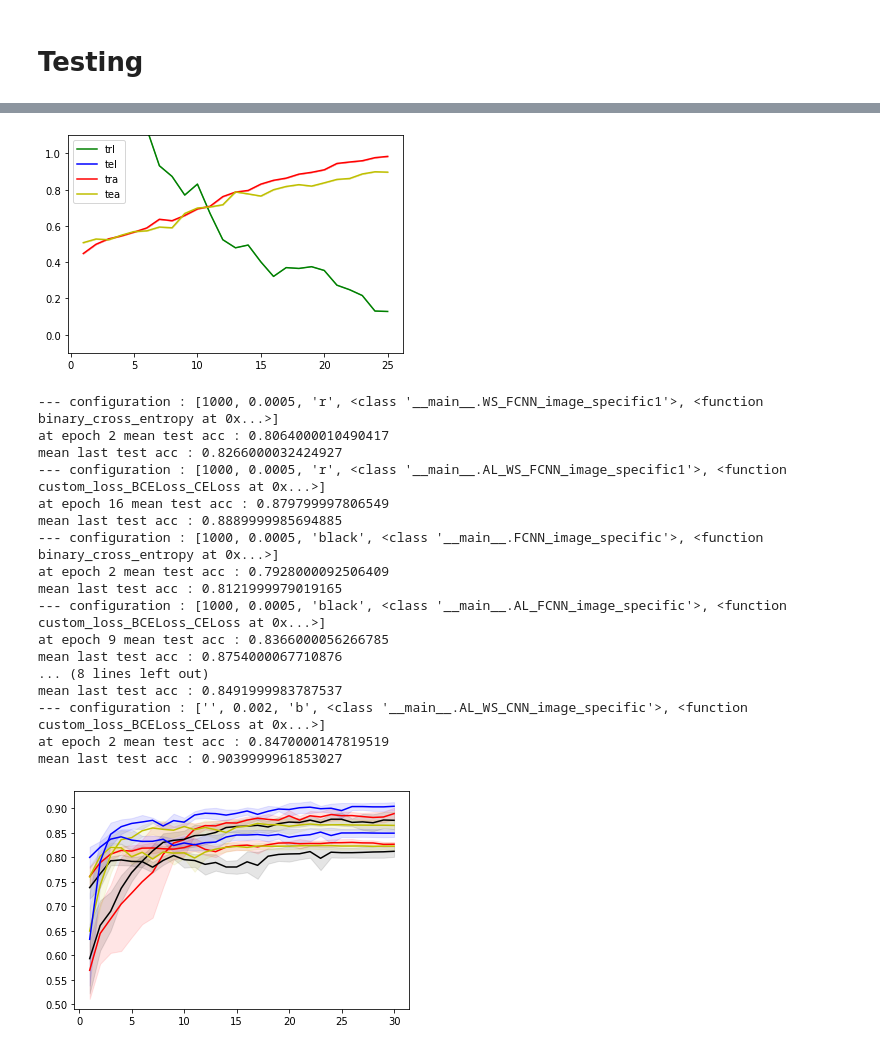
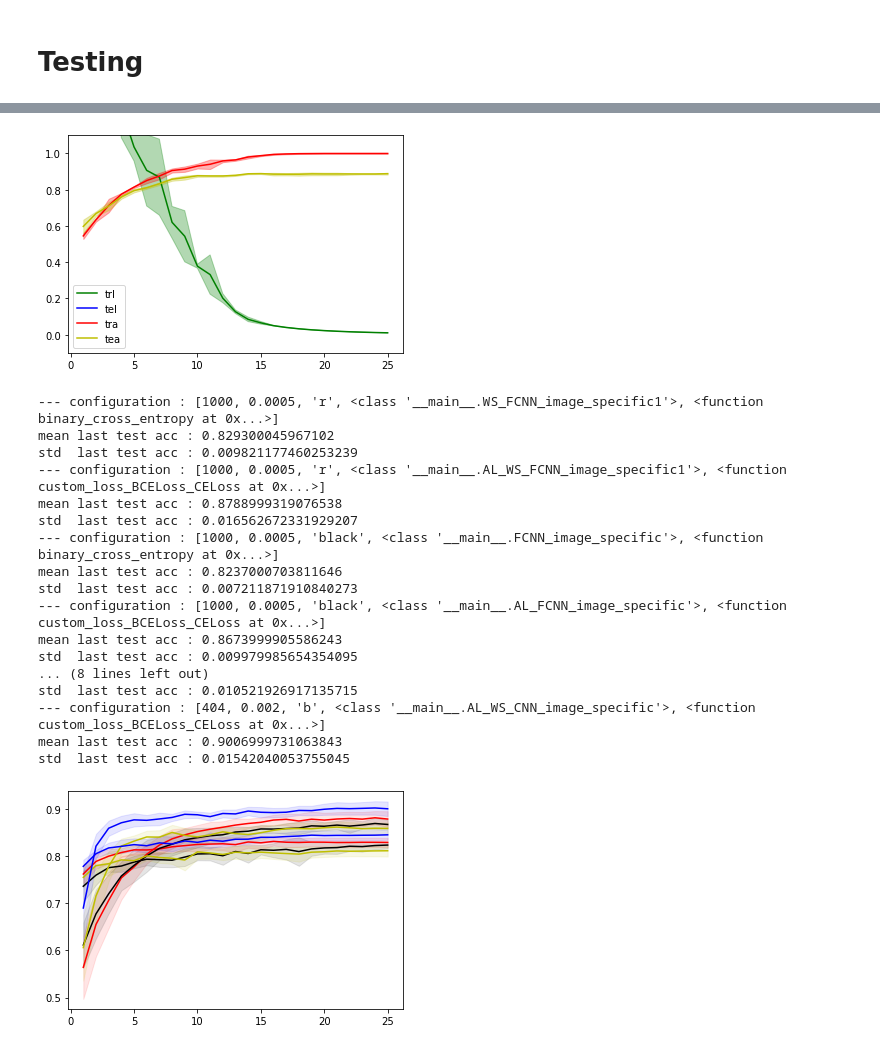
Before and after one commit to matthiaszeller/dl-project, a Jupyter notebook: DenseNetModelStats.ipynb, the cells around one changed output, grey strips where cells are left out. Cells and saved outputs as stored; diff of their text form; code cells hidden in the pictures.

```diff
--- a/DenseNetModelStats.ipynb
+++ b/DenseNetModelStats.ipynb
@@ -602,23 +602,24 @@ def train_multiple_runs( network_class , runs  , epoch  , lr_  , criterion_ , **
 
   return all_train_loss , all_train_acc , all_test_loss , all_test_acc
 # %%
-import numpy as np
 def plot_std_loss_acc(all_train_loss , all_train_acc , all_test_loss , all_test_acc , color = ''):
-  trl_mean = np.array(all_train_loss).mean(axis = 0)
-  tra_mean = np.array(all_train_acc).mean(axis = 0)
-  tel_mean = np.array(all_test_loss).mean(axis = 0)
-  tea_mean = np.array(all_test_acc).mean(axis = 0)
 
-  trl_std = np.array(all_train_loss).std(axis = 0)
-  tra_std = np.array(all_train_acc).std(axis = 0)
-  tel_std = np.array(all_test_loss).std(axis = 0)
-  tea_std = np.array(all_test_acc).std(axis = 0)
+  trl_mean = torch.mean(torch.tensor(all_train_loss), dim = 0)
+  tra_mean = torch.mean(torch.tensor(all_train_acc), dim = 0)
+  tel_mean = torch.mean(torch.tensor(all_test_loss), dim = 0)
+  tea_mean = torch.mean(torch.tensor(all_test_acc), dim = 0)
+
+  trl_std = torch.std(torch.tensor(all_train_loss), dim = 0)
+  tra_std = torch.std(torch.tensor(all_train_acc), dim = 0)
+  tel_std = torch.std(torch.tensor(all_test_loss), dim = 0)
+  tea_std = torch.std(torch.tensor(all_test_acc), dim = 0)
 
   epochs = range(1, len(tea_std)+1 )
 
-  early_stopping = np.argmin( tel_mean )
-  print(f"at epoch {early_stopping} mean test acc : { tea_mean[early_stopping] }")
+  #early_stopping = np.argmin( tel_mean )
+  #print(f"at epoch {early_stopping} mean test acc : { tea_mean[early_stopping] }")
   print(f"mean last test acc : { tea_mean [-1] }")
+  print(f"std  last test acc : { tea_std  [-1] }")
 
   temp = [ [trl_mean , trl_std , 'g' , 'trl'] ,
           [tel_mean , tel_std  , 'b' , 'tel'] ,
@@ -659,7 +660,7 @@ train_dataloader = DataLoader(train_dataset , batch_size=20)
 test_dataloader  = DataLoader(test_dataset  , batch_size=20)
 # %%
 all_train_loss , all_train_acc , all_test_loss , all_test_acc = train_multiple_runs( AL_WS_FCNN_image_specific1 ,
-                                                                                     runs = 1 ,
+                                                                                     runs = 2 ,
                                                                                      epoch = 25 ,
                                                                                      lr_= 0.0005 ,
                                                                                      criterion_ = custom_loss_BCELoss_CELoss,
@@ -671 +672 @@ mean last test acc : 0.8970000147819519
-[figure, old version]
+[figure, new version]
@@ -686,38 +690,38 @@ stats = [
          [_     ,0.0008 , 'y' ,CNN_image_specific1          , F.binary_cross_entropy ] ,
          [_     ,0.0008 , 'y' ,AL_CNN_image_specific1       , custom_loss_BCELoss_CELoss ] ,
 
-         [_     ,0.002  , 'b' ,WS_CNN_image_specific1       , F.binary_cross_entropy ] ,
+         [_     ,0.0013  , 'b' ,WS_CNN_image_specific1       , F.binary_cross_entropy ] ,
          [_     ,0.002  , 'b' ,AL_WS_CNN_image_specific     , custom_loss_BCELoss_CELoss ] ,
          ]
 
 for el in stats:
   print(f'--- configuration : {el}')
   all_train_loss , all_train_acc , all_test_loss , all_test_acc = train_multiple_runs( el[3] ,
-                                                                                     runs = 5 ,
-                                                                                     epoch = 30 ,
+                                                                                     runs = RUN ,
+                                                                                     epoch = EPOCH ,
                                                                                      lr_= el[1] ,
                                                                                      criterion_ = el[4],
                                                                                      nodes_nb = el[0] )
   plot_std_loss_acc(all_train_loss , all_train_acc , all_test_loss , all_test_acc , color = el[2])
 # %% [output]
 --- configuration : [1000, 0.0005, 'r', <class '__main__.WS_FCNN_image_specific1'>, <function binary_cross_entropy at 0x...>]
-at epoch 2 mean test acc : 0.8064000010490417
-mean last test acc : 0.8266000032424927
+mean last test acc : 0.829300045967102
+std  last test acc : 0.009821177460253239
 --- configuration : [1000, 0.0005, 'r', <class '__main__.AL_WS_FCNN_image_specific1'>, <function custom_loss_BCELoss_CELoss at 0x...>]
-at epoch 16 mean test acc : 0.879799997806549
-mean last test acc : 0.8889999985694885
+mean last test acc : 0.8788999319076538
+std  last test acc : 0.016562672331929207
 --- configuration : [1000, 0.0005, 'black', <class '__main__.FCNN_image_specific'>, <function binary_cross_entropy at 0x...>]
-at epoch 2 mean test acc : 0.7928000092506409
-mean last test acc : 0.8121999979019165
+mean last test acc : 0.8237000703811646
+std  last test acc : 0.007211871910840273
 --- configuration : [1000, 0.0005, 'black', <class '__main__.AL_FCNN_image_specific'>, <function custom_loss_BCELoss_CELoss at 0x...>]
-at epoch 9 mean test acc : 0.8366000056266785
-mean last test acc : 0.8754000067710876
+mean last test acc : 0.8673999905586243
+std  last test acc : 0.009979985654354095
 ... (8 lines left out)
-mean last test acc : 0.8491999983787537
---- configuration : ['', 0.002, 'b', <class '__main__.AL_WS_CNN_image_specific'>, <function custom_loss_BCELoss_CELoss at 0x...>]
-at epoch 2 mean test acc : 0.8470000147819519
-mean last test acc : 0.9039999961853027
+std  last test acc : 0.010521926917135715
+--- configuration : [404, 0.002, 'b', <class '__main__.AL_WS_CNN_image_specific'>, <function custom_loss_BCELoss_CELoss at 0x...>]
+mean last test acc : 0.9006999731063843
+std  last test acc : 0.01542040053755045
-[figure, old version]
+[figure, new version]
 # %%
 ###########################################################################
 ######################### WS GRAPH ########################################
```
Also changed, not shown: parts of 6 cells of this notebook.
